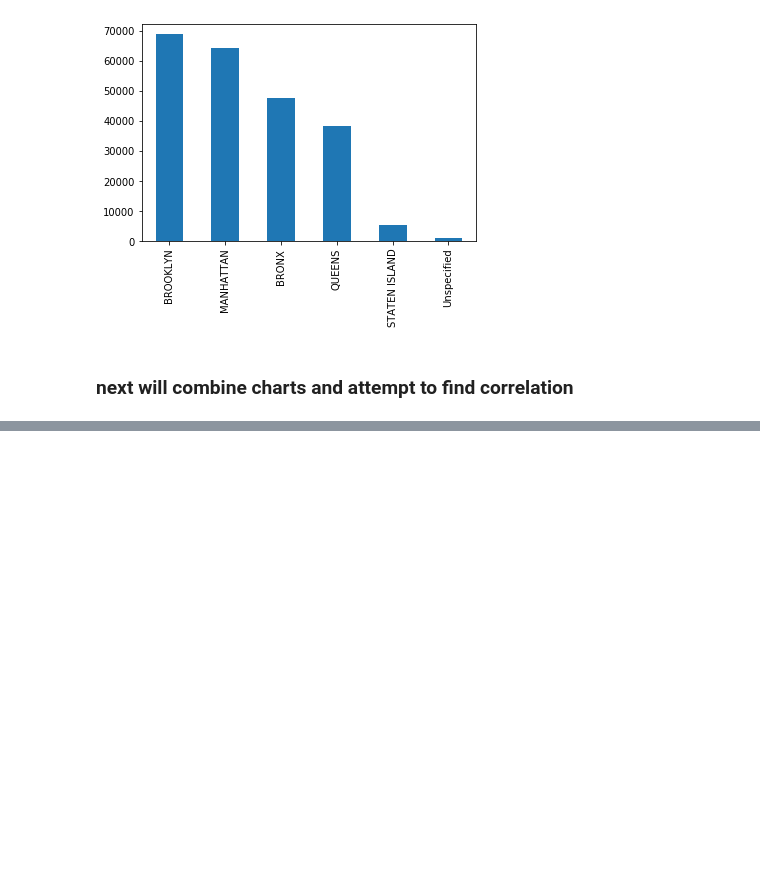
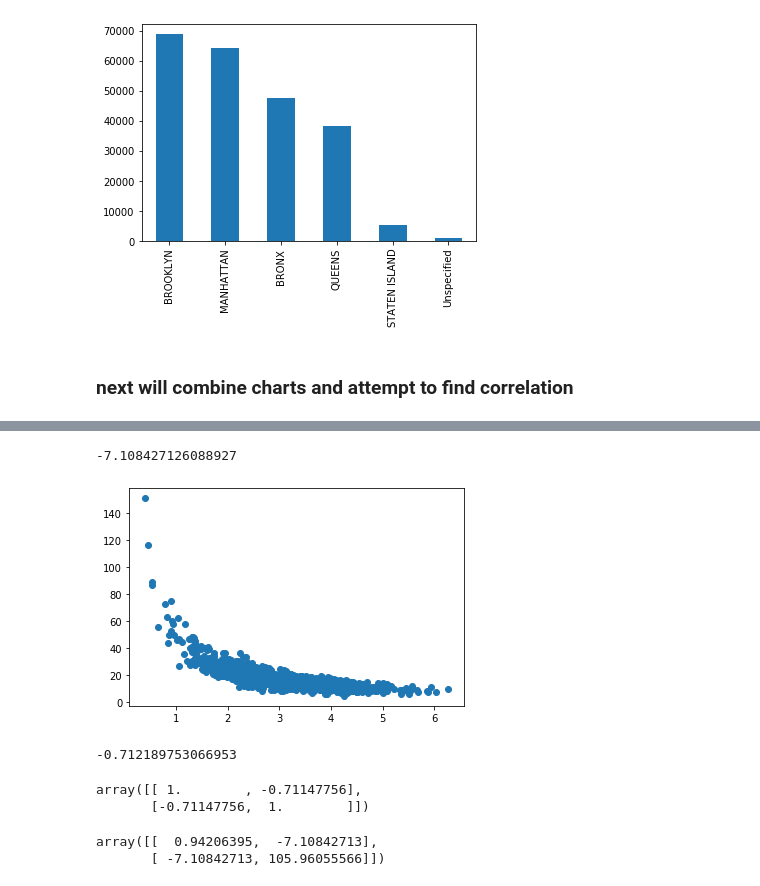
Before and after one commit to vanessaholland/pythonML, a Jupyter notebook: partiesInNYCDataVisual.ipynb, the cells around one changed output, grey strips where cells are left out. Saved outputs shown, nothing was run; the diff lists cells and outputs as text; code cells hidden in the pictures; blank space fills up the shorter version.

```diff
--- a/partiesInNYCDataVisual.ipynb
+++ b/partiesInNYCDataVisual.ipynb
@@ -147,0 +177,28 @@ party_per_borough.plot(kind='bar')
+# %%
+purchaseAmount = np.random.normal(50.0, 10.0, 1000) / pageSpeeds
+
+scatter(pageSpeeds, purchaseAmount)
+
+covariance (pageSpeeds, purchaseAmount)
+# %% [output]
+-7.108427126088927
+[figure, added]
+# %%
+def correlation(x, y):
+    stddevx = x.std()
+    stddevy = y.std()
+    return covariance(x,y) / stddevx / stddevy  #In real life you'd check for divide by zero here
+
+correlation(pageSpeeds, purchaseAmount)
+# %% [output]
+-0.712189753066953
+# %%
+np.corrcoef(pageSpeeds, purchaseAmount)
+# %% [output]
+array([[ 1.        , -0.71147756],
+       [-0.71147756,  1.        ]])
+# %%
+np.cov(pageSpeeds, purchaseAmount)
+# %% [output]
+array([[  0.94206395,  -7.10842713],
+       [ -7.10842713, 105.96055566]])
```
Also changed, not shown: parts of 2 cells of this notebook.
